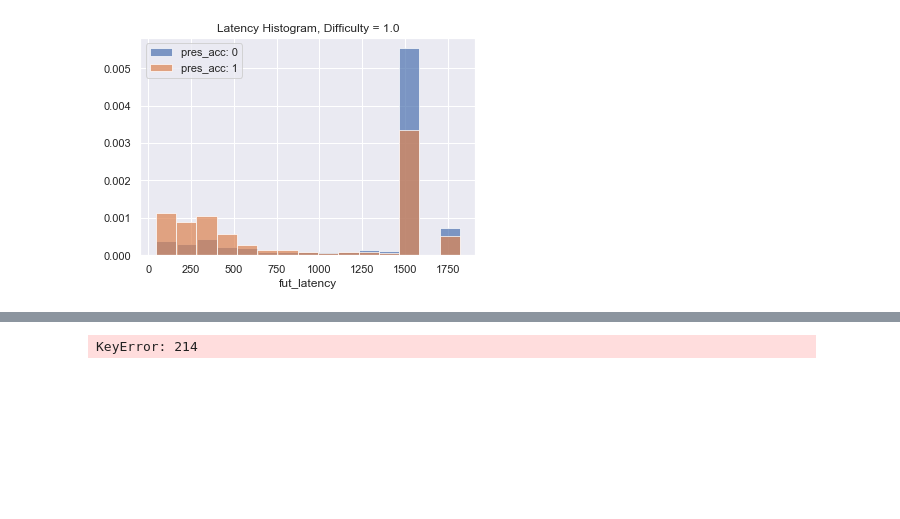
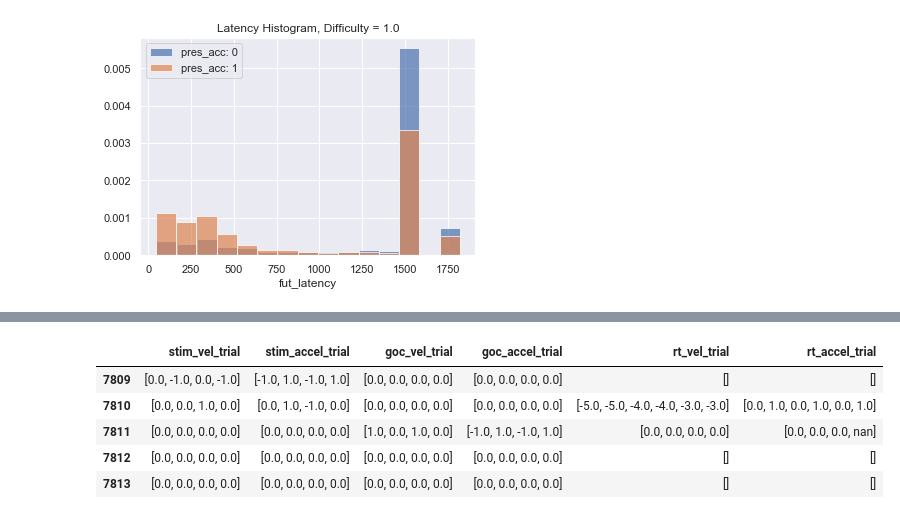
Before and after one commit to jordanlei/neuromatch-project, a Jupyter notebook: AMBERS_explore_jordans_.ipynb, the cells around one changed output, grey strips where cells are left out. Saved outputs shown, nothing was run; the diff lists cells and outputs as text; code cells hidden in the pictures; blank space fills up the shorter version.

```diff
--- a/AMBERS_explore_jordans_.ipynb
+++ b/AMBERS_explore_jordans_.ipynb
@@ -224,27 +189,36 @@ ValueError: The truth value of a Series is ambiguous. Use a.empty, a.bool(), a.i
-# %%
-goc_vel_trial = []
-rt_vel_trial = []
-stim_vel_trial = []
-
-boop = pd.DataFrame(train['gocue'][:])
-boop2 = pd.DataFrame(train['response_time'][:])
-boop3 = pd.DataFrame(train['wheel_velocity'][:])
-
-boop.reset_index()
-boop2.reset_index()
-boop3.reset_index()
-
-boopies = pd.concat([boop, boop2, boop3], axis = 1)
-boopies['gocue'][214]
-
-# for i in range(len(boop)):
-#     goc = int(np.round((boopies['gocue'][i]+500)/10))
-#     stim = int(np.round(500/10))
-#     rt = int(np.round((boopies['response_time'][i]+500)/10))
-#     goc_vel_trial.append(boopies['wheel_velocity'][goc-1:goc+4])
-#     rt_vel_trial.append(boopies['wheel_velocity'][rt-1:rt+4])
-#     stim_vel_trial.append(boopies['wheel_velocity'][stim-1:stim+4])
-
-boopies.head()
-# %% [output]
-KeyError: 214
+# %%
+stim_vel_trial = []
+stim_accel_trial = []
+goc_vel_trial = []
+goc_accel_trial = []
+rt_vel_trial = []
+rt_accel_trial = []
+
+for i, row in train.iterrows():
+    goc = int(np.round((train['gocue'][i]+500)/10))
+    stim = int(np.round(500/10))
+    rt = int(np.round((train['response_time'][i]+500)/10))
+    stim_vel_trial.append(train['wheel_velocity'][i][stim-1:stim+3])
+    stim_accel_trial.append(train['wheel_acceleration'][i][stim-1:stim+3])
+    goc_vel_trial.append(train['wheel_velocity'][i][goc-1:goc+3])
+    goc_accel_trial.append(train['wheel_acceleration'][i][goc-1:goc+3])
+    rt_vel_trial.append(train['wheel_velocity'][i][rt-4:rt+2])
+    rt_accel_trial.append(train['wheel_acceleration'][i][rt-4:rt+2])
+
+wheel_dict = {'stim_vel_trial': stim_vel_trial,
+              'stim_accel_trial': stim_accel_trial,
+              'goc_vel_trial': goc_vel_trial,
+              'goc_accel_trial': goc_accel_trial,
+              'rt_vel_trial': rt_vel_trial,
+              'rt_accel_trial': rt_accel_trial
+             }
+
+wheel_df = pd.DataFrame(wheel_dict)
+wheel_df.tail()
+# %% [output]
+|  | stim_vel_trial | stim_accel_trial | goc_vel_trial | goc_accel_trial | rt_vel_trial | rt_accel_trial |
+| 7809 | [0.0, -1.0, 0.0, -1.0] | [-1.0, 1.0, -1.0, 1.0] | [0.0, 0.0, 0.0, 0.0] | [0.0, 0.0, 0.0, 0.0] | [] | [] |
+| 7810 | [0.0, 0.0, 1.0, 0.0] | [0.0, 1.0, -1.0, 0.0] | [0.0, 0.0, 0.0, 0.0] | [0.0, 0.0, 0.0, 0.0] | [-5.0, -5.0, -4.0, -4.0, -3.0, -3.0] | [0.0, 1.0, 0.0, 1.0, 0.0, 1.0] |
+| 7811 | [0.0, 0.0, 0.0, 0.0] | [0.0, 0.0, 0.0, 0.0] | [1.0, 0.0, 1.0, 0.0] | [-1.0, 1.0, -1.0, 1.0] | [0.0, 0.0, 0.0, 0.0] | [0.0, 0.0, 0.0, nan] |
+| 7812 | [0.0, 0.0, 0.0, 0.0] | [0.0, 0.0, 0.0, 0.0] | [0.0, 0.0, 0.0, 0.0] | [0.0, 0.0, 0.0, 0.0] | [] | [] |
+| 7813 | [0.0, 0.0, 0.0, 0.0] | [0.0, 0.0, 0.0, 0.0] | [0.0, 0.0, 0.0, 0.0] | [0.0, 0.0, 0.0, 0.0] | [] | [] |
```
Also changed, not shown: parts of 8 cells of this notebook.
